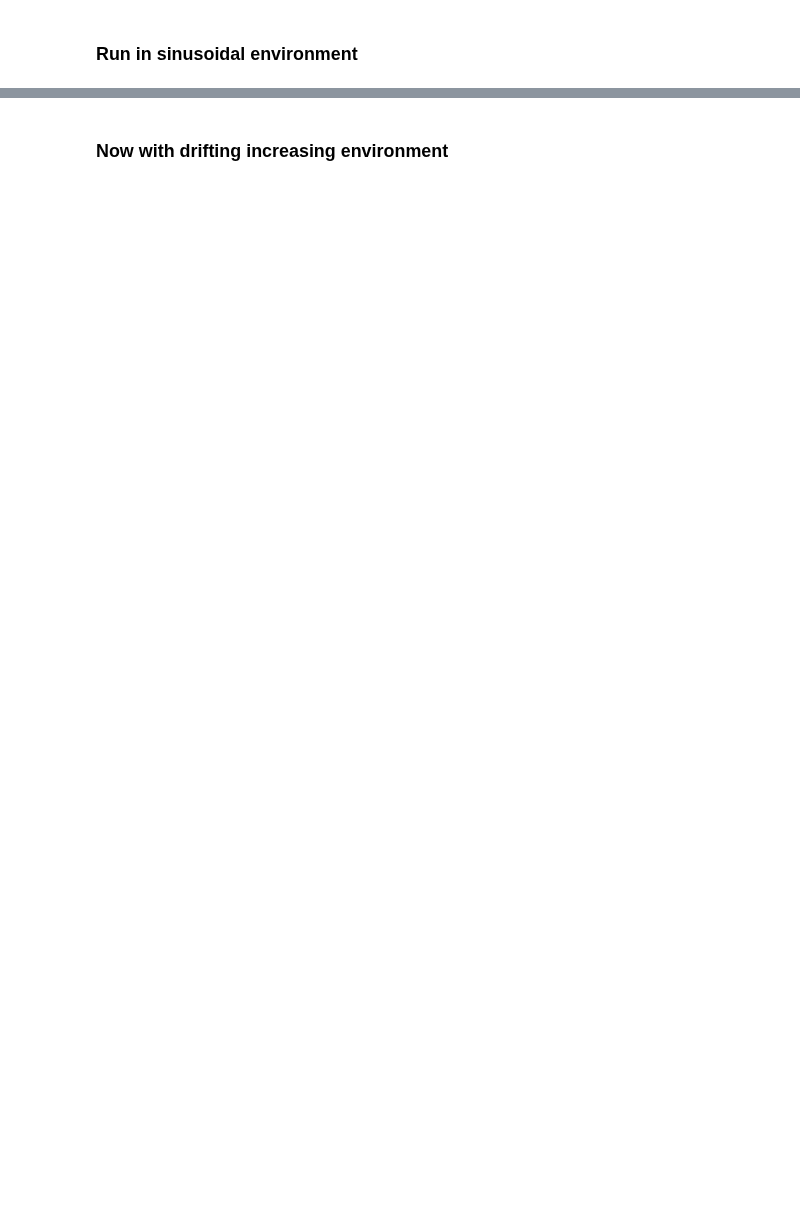
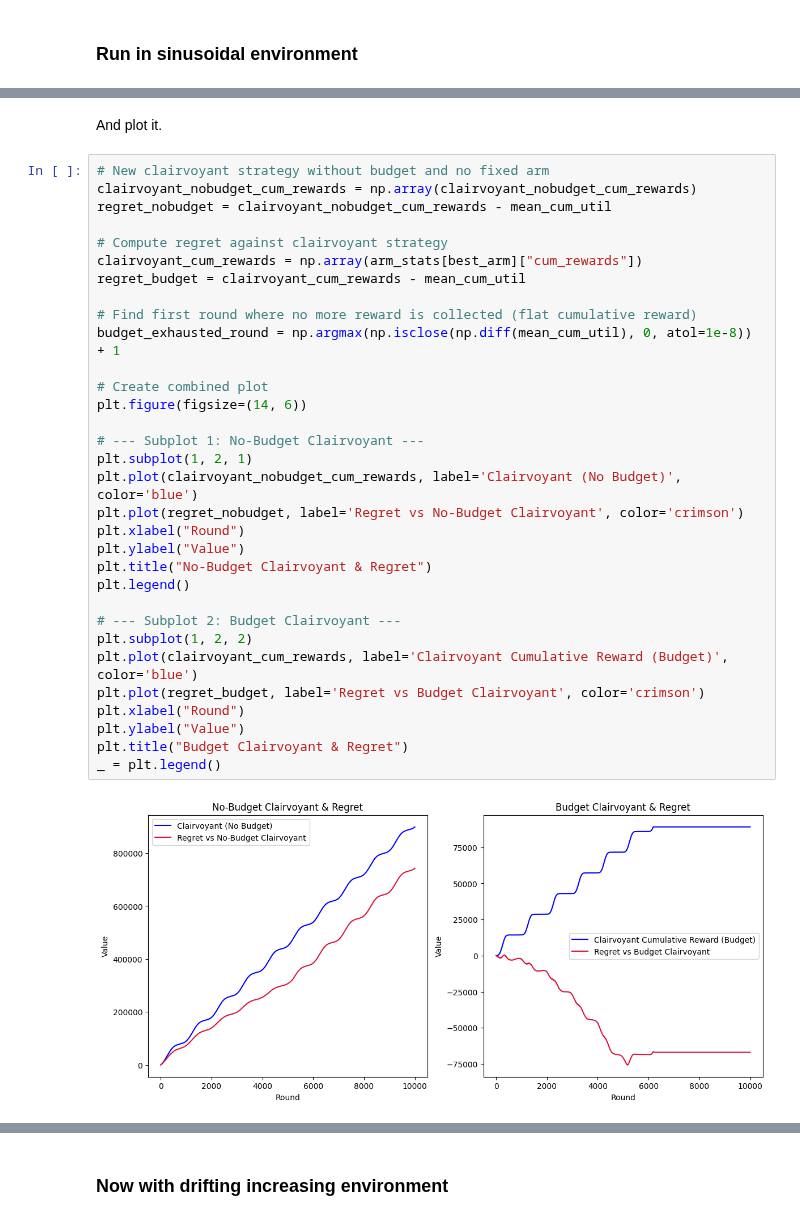
Before and after one commit to peetceenatoo/online-learning, a Jupyter notebook: R3.ipynb, the cells around one changed output, grey strips where cells are left out. Saved outputs shown, nothing was run; the diff lists cells and outputs as text; blank space fills up the shorter version.

```diff
--- a/R3.ipynb
+++ b/R3.ipynb
@@ -322,0 +406,36 @@ plt.xlim(0, zoom_end)
+# %% [markdown]
+And plot it.
+# %%
+# New clairvoyant strategy without budget and no fixed arm
+clairvoyant_nobudget_cum_rewards = np.array(clairvoyant_nobudget_cum_rewards)
+regret_nobudget = clairvoyant_nobudget_cum_rewards - mean_cum_util
+
+# Compute regret against clairvoyant strategy
+clairvoyant_cum_rewards = np.array(arm_stats[best_arm]["cum_rewards"])
+regret_budget = clairvoyant_cum_rewards - mean_cum_util
+
+# Find first round where no more reward is collected (flat cumulative reward)
+budget_exhausted_round = np.argmax(np.isclose(np.diff(mean_cum_util), 0, atol=1e-8)) + 1
+
+# Create combined plot
+plt.figure(figsize=(14, 6))
+
+# --- Subplot 1: No-Budget Clairvoyant ---
+plt.subplot(1, 2, 1)
+plt.plot(clairvoyant_nobudget_cum_rewards, label='Clairvoyant (No Budget)', color='blue')
+plt.plot(regret_nobudget, label='Regret vs No-Budget Clairvoyant', color='crimson')
+plt.xlabel("Round")
+plt.ylabel("Value")
+plt.title("No-Budget Clairvoyant & Regret")
+plt.legend()
+
+# --- Subplot 2: Budget Clairvoyant ---
+plt.subplot(1, 2, 2)
+plt.plot(clairvoyant_cum_rewards, label='Clairvoyant Cumulative Reward (Budget)', color='blue')
+plt.plot(regret_budget, label='Regret vs Budget Clairvoyant', color='crimson')
+plt.xlabel("Round")
+plt.ylabel("Value")
+plt.title("Budget Clairvoyant & Regret")
+_ = plt.legend()
+# %% [output]
+[figure, added]
```
Also changed, not shown: parts of 51 cells of this notebook.
